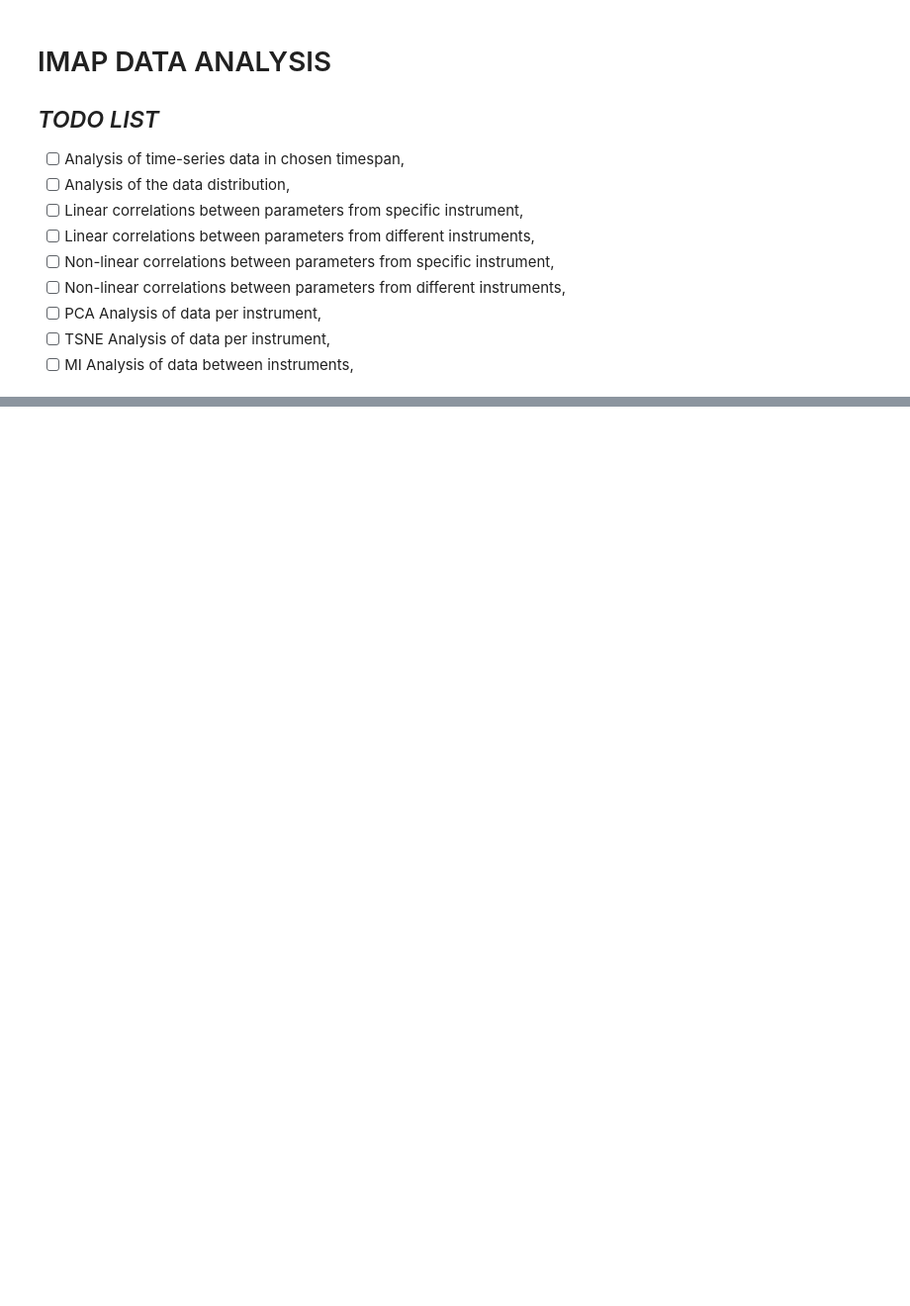
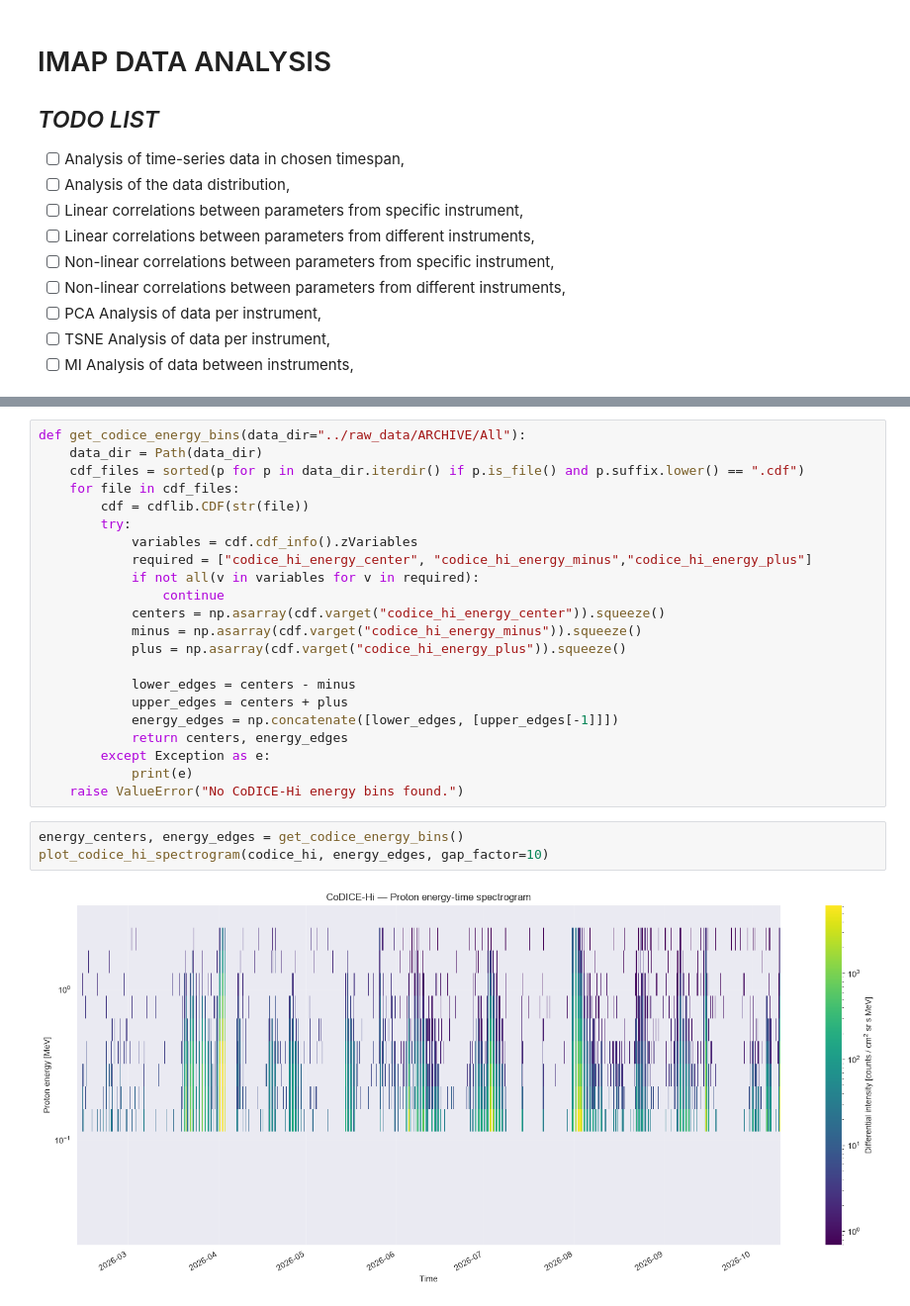
Before and after one commit to JohnWhite-CodeSpace/IMAP-Space-Weather, a Jupyter notebook: analysis/Data_Analysis.ipynb, the cells around one changed output, grey strips where cells are left out. Shown at 99% size. Saved outputs shown, nothing was run; the diff lists cells and outputs as text; blank space fills up the shorter version.

```diff
--- a/analysis/Data_Analysis.ipynb
+++ b/analysis/Data_Analysis.ipynb
@@ -441,0 +799,27 @@ TypeError: list indices must be integers or slices, not tuple
+# %%
+def get_codice_energy_bins(data_dir="../raw_data/ARCHIVE/All"):
+    data_dir = Path(data_dir)
+    cdf_files = sorted(p for p in data_dir.iterdir() if p.is_file() and p.suffix.lower() == ".cdf")
+    for file in cdf_files:
+        cdf = cdflib.CDF(str(file))
+        try:
+            variables = cdf.cdf_info().zVariables
+            required = ["codice_hi_energy_center", "codice_hi_energy_minus","codice_hi_energy_plus"]
+            if not all(v in variables for v in required):
+                continue
+            centers = np.asarray(cdf.varget("codice_hi_energy_center")).squeeze()
+            minus = np.asarray(cdf.varget("codice_hi_energy_minus")).squeeze()
+            plus = np.asarray(cdf.varget("codice_hi_energy_plus")).squeeze()
+
+            lower_edges = centers - minus
+            upper_edges = centers + plus
+            energy_edges = np.concatenate([lower_edges, [upper_edges[-1]]])
+            return centers, energy_edges
+        except Exception as e:
+            print(e)
+    raise ValueError("No CoDICE-Hi energy bins found.")
+# %%
+energy_centers, energy_edges = get_codice_energy_bins()
+plot_codice_hi_spectrogram(codice_hi, energy_edges, gap_factor=10)
+# %% [output]
+[figure, added]
```
Also changed, not shown: parts of 26 cells of this notebook.
